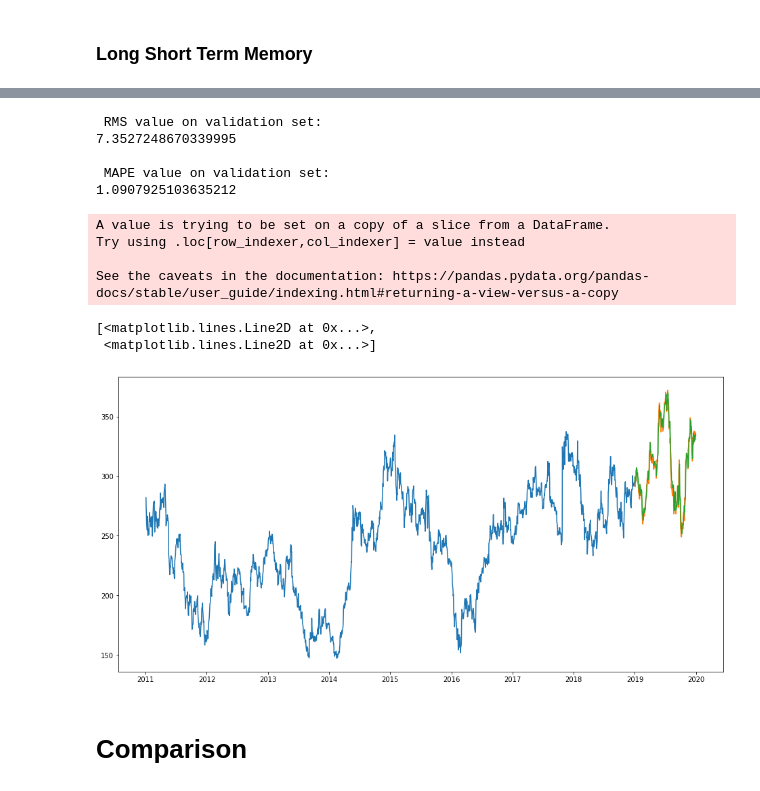
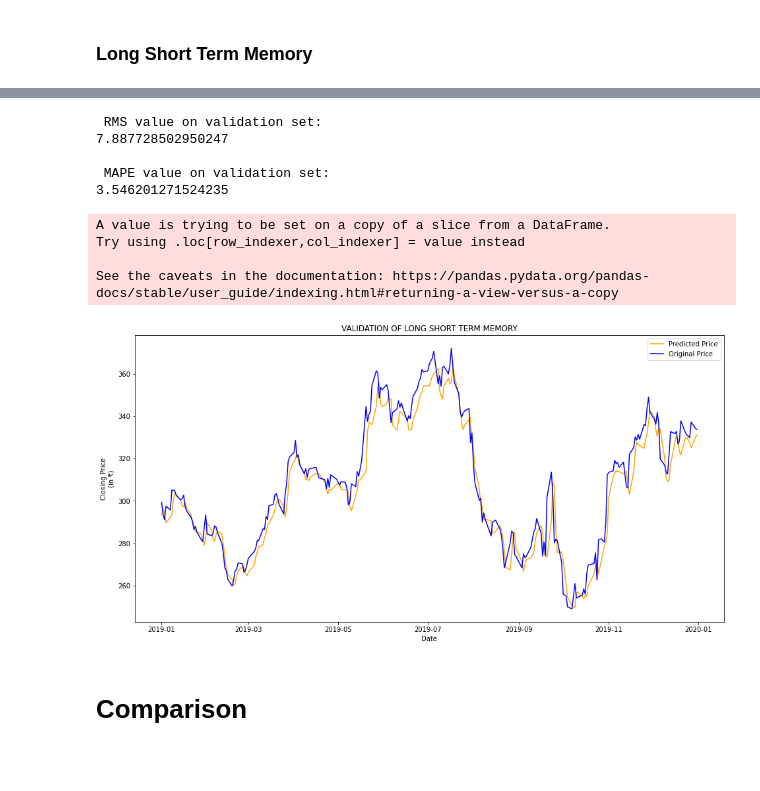
Before and after one commit to dipanshuagarwal/Stock-Market-Forecasting, a Jupyter notebook: Code/All_Model.ipynb, the cells around one changed output, grey strips where cells are left out. Drawn from its saved outputs; the diff is of its cells as text; code cells hidden in the pictures; blank space fills up the shorter version.

```diff
--- a/Code/All_Model.ipynb
+++ b/Code/All_Model.ipynb
@@ -125,14 +132,15 @@ See the caveats in the documentation: https://pandas.pydata.org/pandas-docs/stab
 #creating a separate dataset
 new_data = pd.DataFrame(index=range(0,len(df)),columns=['Date', 'Close'])
 
+date = pd.DataFrame(index=range(0,len(df)),columns=['Date', 'Close'])
 for i in range(0,len(data)):
+    date['Date'][i] = data['Date'][i]
     new_data['Date'][i] = data['Date'][i]
     new_data['Close'][i] = data['Close'][i]
 
 #create features
 from fastai.structured import add_datepart
 add_datepart(new_data, 'Date')
-new_data.drop('Elapsed', axis=1, inplace=True)  #elapsed will be the time stamp
 
 new_data['mon_fri'] = 0
 for i in range(0,len(new_data)):
@@ -203,8 +203,9 @@ scaler = MinMaxScaler(feature_range=(0, 1))
 
 #creating a separate dataset
 new_data = pd.DataFrame(index=range(0,len(df)),columns=['Date', 'Close'])
-
+date = pd.DataFrame(index=range(0,len(df)),columns=['Date', 'Close'])
 for i in range(0,len(data)):
+    date['Date'][i] = data['Date'][i]
     new_data['Date'][i] = data['Date'][i]
     new_data['Close'][i] = data['Close'][i]
 
@@ -477,25 +466,27 @@ print('\n MAPE value on validation set:')
 print(lstm_mape)
 # %% [output]
  RMS value on validation set:
-7.3527248670339995
+7.887728502950247
 
  MAPE value on validation set:
-1.0907925103635212
+3.546201271524235
 # %%
 #for plotting
-train = new_data[:1981]
 valid = new_data[1981:]
 valid['Predictions'] = closing_price
 plt.figure(figsize=(16,8))
-plt.plot(train['Close'])
-plt.plot(valid[['Close','Predictions']])
+plt.plot(valid['Predictions'], label='Predicted Price', color='orange')
+plt.plot(valid['Close'], label='Original Price', color='blue')
+plt.title('VALIDATION OF LONG SHORT TERM MEMORY')
+plt.xlabel("Date")
+plt.ylabel("Closing Price\n(in ₹)")
+plt.legend()
+plt.show()
 # %% [output]
 A value is trying to be set on a copy of a slice from a DataFrame.
 Try using .loc[row_indexer,col_indexer] = value instead
 
 See the caveats in the documentation: https://pandas.pydata.org/pandas-docs/stable/user_guide/indexing.html#returning-a-view-versus-a-copy
-[<matplotlib.lines.Line2D at 0x...>,
- <matplotlib.lines.Line2D at 0x...>]
-[figure, old version]
+[figure, new version]
 # %% [markdown]
 # Comparison
```
Also changed, not shown: parts of 20 cells of this notebook, 15 other files.
